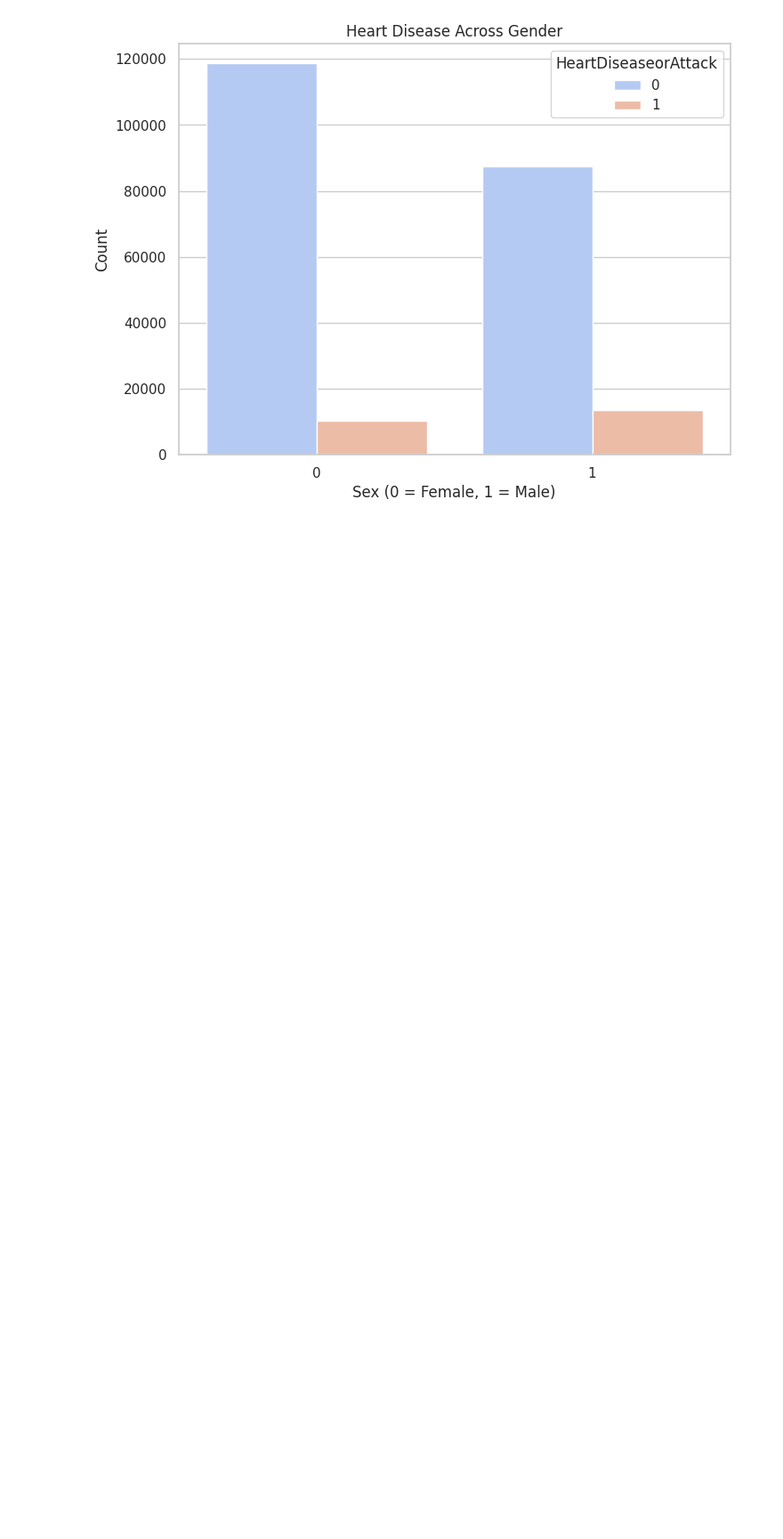
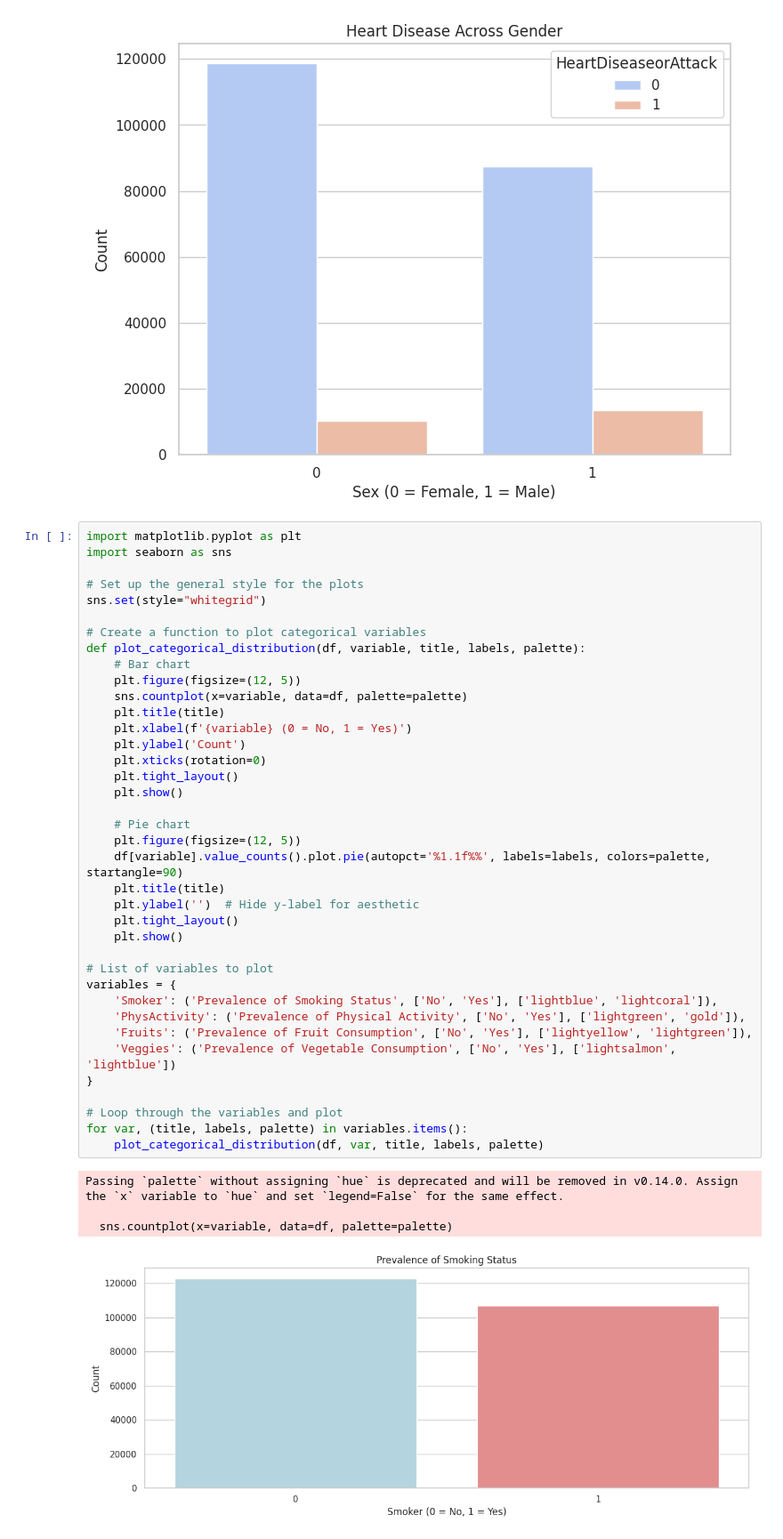
Before and after one commit to shantanu0603/Analysis-of-Health-and-Demographic-Data-to-identify-common-traits-leading-to-Heart-Disease, a Jupyter notebook: Analyse_Health_and_Demographic_Data_to_identify_common_traits_leading_to_Heart_Disease.ipynb, the cells around one changed output. Shown: that part at 89% size. Saved outputs shown, nothing was run; the diff lists cells and outputs as text; blank space fills up the shorter version.

```diff
--- a/Analyse_Health_and_Demographic_Data_to_identify_common_traits_leading_to_Heart_Disease.ipynb
+++ b/Analyse_Health_and_Demographic_Data_to_identify_common_traits_leading_to_Heart_Disease.ipynb
@@ -286,3 +286,46 @@ plt.show()
 # %% [output]
 [figure]
 [figure]
+# %%
+import matplotlib.pyplot as plt
+import seaborn as sns
+
+# Set up the general style for the plots
+sns.set(style="whitegrid")
+
+# Create a function to plot categorical variables
+def plot_categorical_distribution(df, variable, title, labels, palette):
+    # Bar chart
+    plt.figure(figsize=(12, 5))
+    sns.countplot(x=variable, data=df, palette=palette)
+    plt.title(title)
+    plt.xlabel(f'{variable} (0 = No, 1 = Yes)')
+    plt.ylabel('Count')
+    plt.xticks(rotation=0)
+    plt.tight_layout()
+    plt.show()
+
+    # Pie chart
+    plt.figure(figsize=(12, 5))
+    df[variable].value_counts().plot.pie(autopct='%1.1f%%', labels=labels, colors=palette, startangle=90)
+    plt.title(title)
+    plt.ylabel('')  # Hide y-label for aesthetic
+    plt.tight_layout()
+    plt.show()
+
+# List of variables to plot
+variables = {
+    'Smoker': ('Prevalence of Smoking Status', ['No', 'Yes'], ['lightblue', 'lightcoral']),
+    'PhysActivity': ('Prevalence of Physical Activity', ['No', 'Yes'], ['lightgreen', 'gold']),
+    'Fruits': ('Prevalence of Fruit Consumption', ['No', 'Yes'], ['lightyellow', 'lightgreen']),
+    'Veggies': ('Prevalence of Vegetable Consumption', ['No', 'Yes'], ['lightsalmon', 'lightblue'])
+}
+
+# Loop through the variables and plot
+for var, (title, labels, palette) in variables.items():
+    plot_categorical_distribution(df, var, title, labels, palette)
+# %% [output]
+Passing `palette` without assigning `hue` is deprecated and will be removed in v0.14.0. Assign the `x` variable to `hue` and set `legend=False` for the same effect.
+
+  sns.countplot(x=variable, data=df, palette=palette)
+[figure, added]
```
Also changed, not shown: parts of 4 cells of this notebook.
